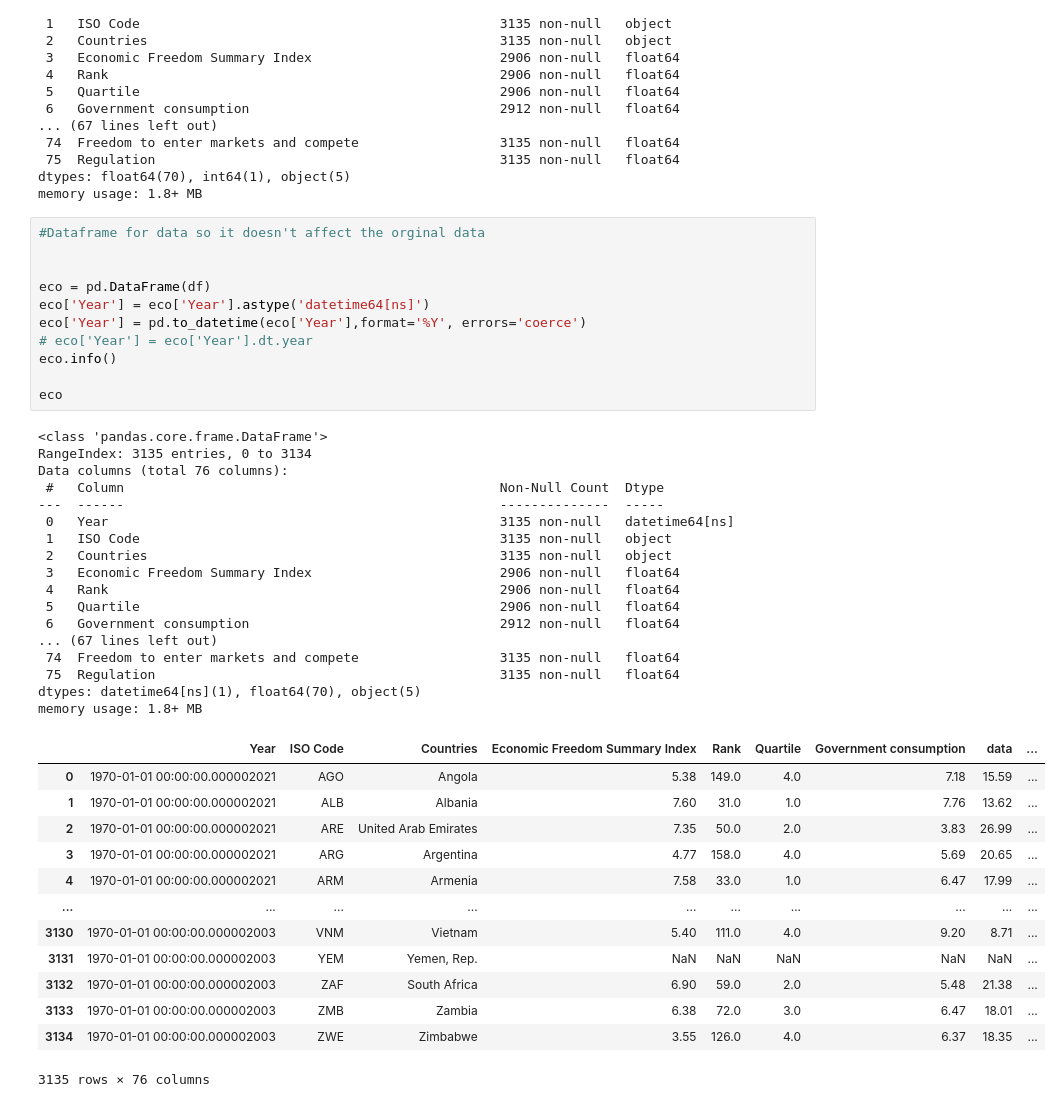
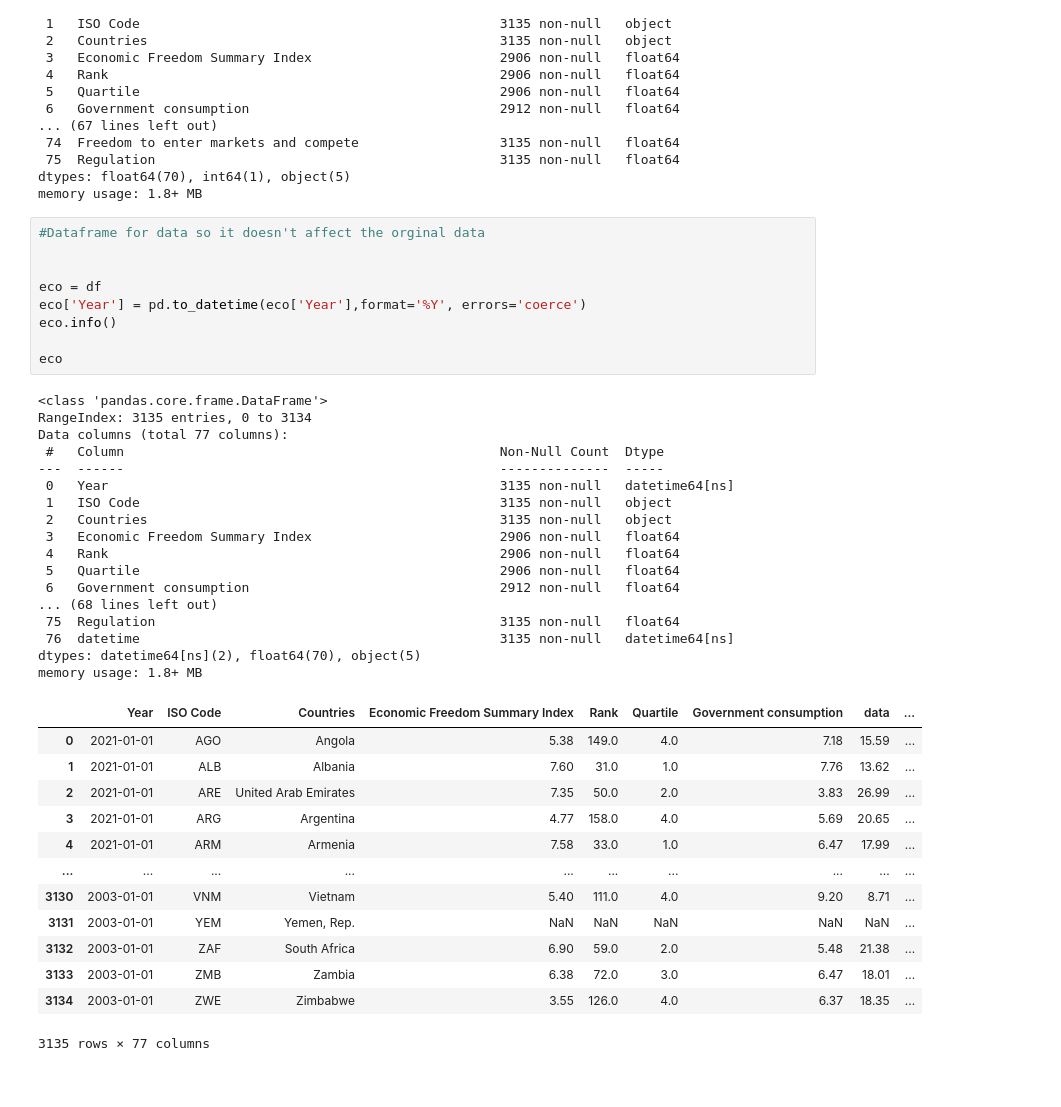
Before and after one commit to EviIius/Global_Economic_Freedom, a Jupyter notebook: work.ipynb, the cells around one changed output. Drawn from its saved outputs; the diff is of its cells as text.

Commit message:
converted year int64 to datetime

```diff
--- a/work.ipynb
+++ b/work.ipynb
@@ -50,42 +50,40 @@ memory usage: 1.8+ MB
 # %%
 #Dataframe for data so it doesn't affect the orginal data
 
 
-eco = pd.DataFrame(df)
-eco['Year'] = eco['Year'].astype('datetime64[ns]')
+eco = df
 eco['Year'] = pd.to_datetime(eco['Year'],format='%Y', errors='coerce')
-# eco['Year'] = eco['Year'].dt.year
 eco.info()
 
 eco
 # %% [output]
 <class 'pandas.core.frame.DataFrame'>
 RangeIndex: 3135 entries, 0 to 3134
-Data columns (total 76 columns):
+Data columns (total 77 columns):
  #   Column                                                Non-Null Count  Dtype
 ---  ------                                                --------------  -----
  0   Year                                                  3135 non-null   datetime64[ns]
  1   ISO Code                                              3135 non-null   object
  2   Countries                                             3135 non-null   object
  3   Economic Freedom Summary Index                        2906 non-null   float64
  4   Rank                                                  2906 non-null   float64
  5   Quartile                                              2906 non-null   float64
  6   Government consumption                                2912 non-null   float64
-... (67 lines left out)
- 74  Freedom to enter markets and compete                  3135 non-null   float64
+... (68 lines left out)
  75  Regulation                                            3135 non-null   float64
-dtypes: datetime64[ns](1), float64(70), object(5)
+ 76  datetime                                              3135 non-null   datetime64[ns]
+dtypes: datetime64[ns](2), float64(70), object(5)
 memory usage: 1.8+ MB
 |  | Year | ISO Code | Countries | Economic Freedom Summary Index | Rank | Quartile | Government consumption | data | ... |
-| 0 | 1970-01-01 00:00:00.000002021 | AGO | Angola | 5.38 | 149.0 | 4.0 | 7.18 | 15.59 | ... |
-| 1 | 1970-01-01 00:00:00.000002021 | ALB | Albania | 7.60 | 31.0 | 1.0 | 7.76 | 13.62 | ... |
-| 2 | 1970-01-01 00:00:00.000002021 | ARE | United Arab Emirates | 7.35 | 50.0 | 2.0 | 3.83 | 26.99 | ... |
-| 3 | 1970-01-01 00:00:00.000002021 | ARG | Argentina | 4.77 | 158.0 | 4.0 | 5.69 | 20.65 | ... |
-| 4 | 1970-01-01 00:00:00.000002021 | ARM | Armenia | 7.58 | 33.0 | 1.0 | 6.47 | 17.99 | ... |
+| 0 | 2021-01-01 | AGO | Angola | 5.38 | 149.0 | 4.0 | 7.18 | 15.59 | ... |
+| 1 | 2021-01-01 | ALB | Albania | 7.60 | 31.0 | 1.0 | 7.76 | 13.62 | ... |
+| 2 | 2021-01-01 | ARE | United Arab Emirates | 7.35 | 50.0 | 2.0 | 3.83 | 26.99 | ... |
+| 3 | 2021-01-01 | ARG | Argentina | 4.77 | 158.0 | 4.0 | 5.69 | 20.65 | ... |
+| 4 | 2021-01-01 | ARM | Armenia | 7.58 | 33.0 | 1.0 | 6.47 | 17.99 | ... |
 | ... | ... | ... | ... | ... | ... | ... | ... | ... | ... |
-| 3130 | 1970-01-01 00:00:00.000002003 | VNM | Vietnam | 5.40 | 111.0 | 4.0 | 9.20 | 8.71 | ... |
-| 3131 | 1970-01-01 00:00:00.000002003 | YEM | Yemen, Rep. | NaN | NaN | NaN | NaN | NaN | ... |
-| 3132 | 1970-01-01 00:00:00.000002003 | ZAF | South Africa | 6.90 | 59.0 | 2.0 | 5.48 | 21.38 | ... |
-| 3133 | 1970-01-01 00:00:00.000002003 | ZMB | Zambia | 6.38 | 72.0 | 3.0 | 6.47 | 18.01 | ... |
-| 3134 | 1970-01-01 00:00:00.000002003 | ZWE | Zimbabwe | 3.55 | 126.0 | 4.0 | 6.37 | 18.35 | ... |
+| 3130 | 2003-01-01 | VNM | Vietnam | 5.40 | 111.0 | 4.0 | 9.20 | 8.71 | ... |
+| 3131 | 2003-01-01 | YEM | Yemen, Rep. | NaN | NaN | NaN | NaN | NaN | ... |
+| 3132 | 2003-01-01 | ZAF | South Africa | 6.90 | 59.0 | 2.0 | 5.48 | 21.38 | ... |
+| 3133 | 2003-01-01 | ZMB | Zambia | 6.38 | 72.0 | 3.0 | 6.47 | 18.01 | ... |
+| 3134 | 2003-01-01 | ZWE | Zimbabwe | 3.55 | 126.0 | 4.0 | 6.37 | 18.35 | ... |
-3135 rows × 76 columns
+3135 rows × 77 columns
```
Also changed, not shown: 2 other files.
